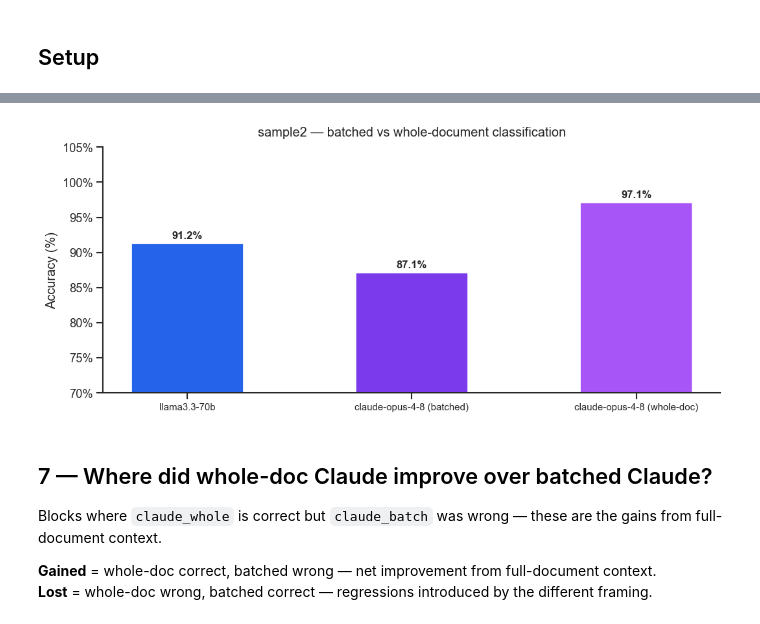
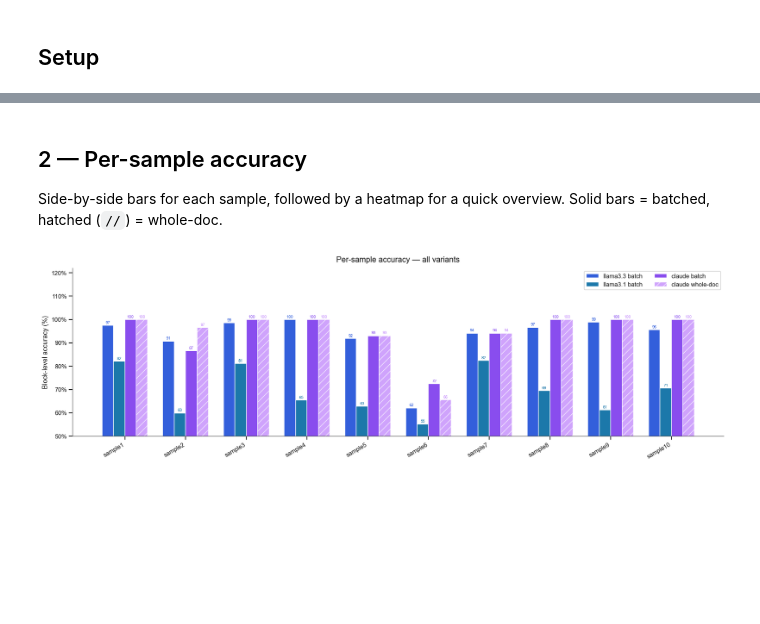
Before and after one commit to fairdataihub/dmpbridge, a Jupyter notebook: notebooks/experiments/01_whole_doc_prompt.ipynb, the cells around one changed output, grey strips where cells are left out. Drawn from its saved outputs; the diff is of its cells as text; code cells hidden in the pictures; blank space fills up the shorter version.

```diff
--- a/notebooks/experiments/01_whole_doc_prompt.ipynb
+++ b/notebooks/experiments/01_whole_doc_prompt.ipynb
@@ -273,24 +169,41 @@ claude-opus-4-8 (whole-doc)             166    171     97.1%
+# %% [markdown]
+## 2 — Per-sample accuracy
+
+Side-by-side bars for each sample, followed by a heatmap for a quick overview. Solid bars = batched, hatched (`//`) = whole-doc.
 # %%
-# Accuracy bar chart
-colors = ["#2563eb", "#7c3aed", "#a855f7"]
-fig, ax = plt.subplots(figsize=(9, 4))
-bars = ax.bar(list(accs.keys()), list(accs.values()),
-              color=colors, width=0.5, edgecolor="white")
-for bar, v in zip(bars, accs.values()):
-    ax.text(bar.get_x() + bar.get_width()/2, bar.get_height() + 0.4,
-            f"{v:.1f}%", ha="center", va="bottom", fontsize=10, fontweight="bold")
-ax.set_ylim(70, 105)
-ax.set_ylabel("Accuracy (%)")
-ax.set_title("sample2 — batched vs whole-document classification", pad=10)
-ax.yaxis.set_major_formatter(mticker.FuncFormatter(lambda v,_: f"{v:.0f}%"))
-ax.tick_params(axis="x", labelsize=9)
-sns.despine(); plt.tight_layout(); plt.show()
+n_v = len(ACTIVE)
+w   = 0.75 / n_v
+x   = list(range(len(SNAMES)))
+
+fig, ax = plt.subplots(figsize=(16, 5))
+for i, (name, (df, _)) in enumerate(ACTIVE.items()):
+    _, color, hatch = VARIANTS[name]
+    alpha = 0.9 if hatch is None else 0.75
+    vals  = [
+        df[df["sample"] == s]["accuracy"].values[0] * 100
+        if len(df[df["sample"] == s]) else 0
+        for s in SNAMES
+    ]
+    offset = (i - n_v / 2 + 0.5) * w
+    bars   = ax.bar(
+        [xi + offset for xi in x], vals,
+        width=w, label=name, color=color,
+        edgecolor="white", alpha=alpha, hatch=hatch
+    )
+    for bar, v in zip(bars, vals):
+        if v > 0:
+            ax.text(bar.get_x() + bar.get_width() / 2, bar.get_height() + 0.4,
+                    f"{v:.0f}", ha="center", va="bottom", fontsize=6.5, color=color)
+
+ax.set_xticks(x)
+ax.set_xticklabels(SNAMES, rotation=30, ha="right")
+ax.set_ylim(50, 122)
+ax.set_ylabel("Block-level accuracy (%)")
+ax.set_title("Per-sample accuracy — all variants", pad=10)
+ax.yaxis.set_major_formatter(mticker.FuncFormatter(lambda v, _: f"{v:.0f}%"))
+ax.legend(framealpha=0.9, ncol=2)
+sns.despine()
+plt.tight_layout()
+plt.show()
 # %% [output]
-[figure, old version]
+[figure, new version]
-# %% [markdown]
-## 7 — Where did whole-doc Claude improve over batched Claude?
-
-Blocks where `claude_whole` is correct but `claude_batch` was wrong — these are the gains from full-document context.
-
-**Gained** = whole-doc correct, batched wrong — net improvement from full-document context.
-**Lost** = whole-doc wrong, batched correct — regressions introduced by the different framing.
```
Also changed, not shown: parts of 32 cells of this notebook, 13 other files.
